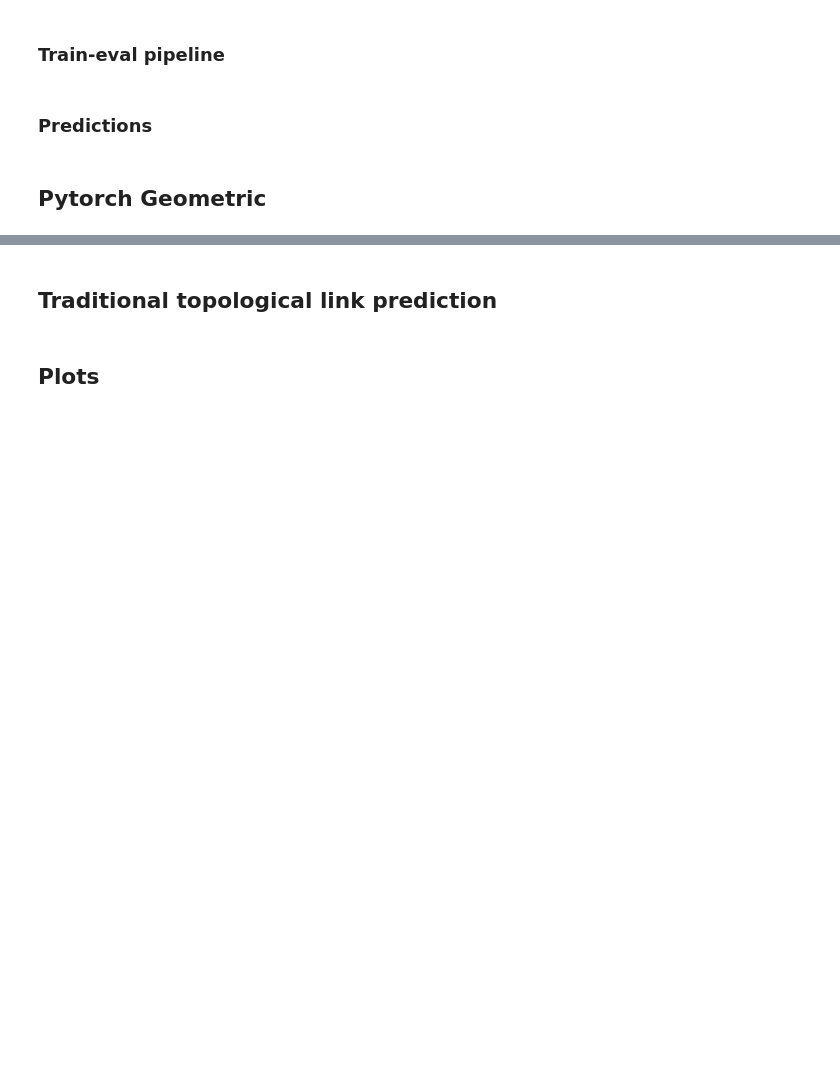
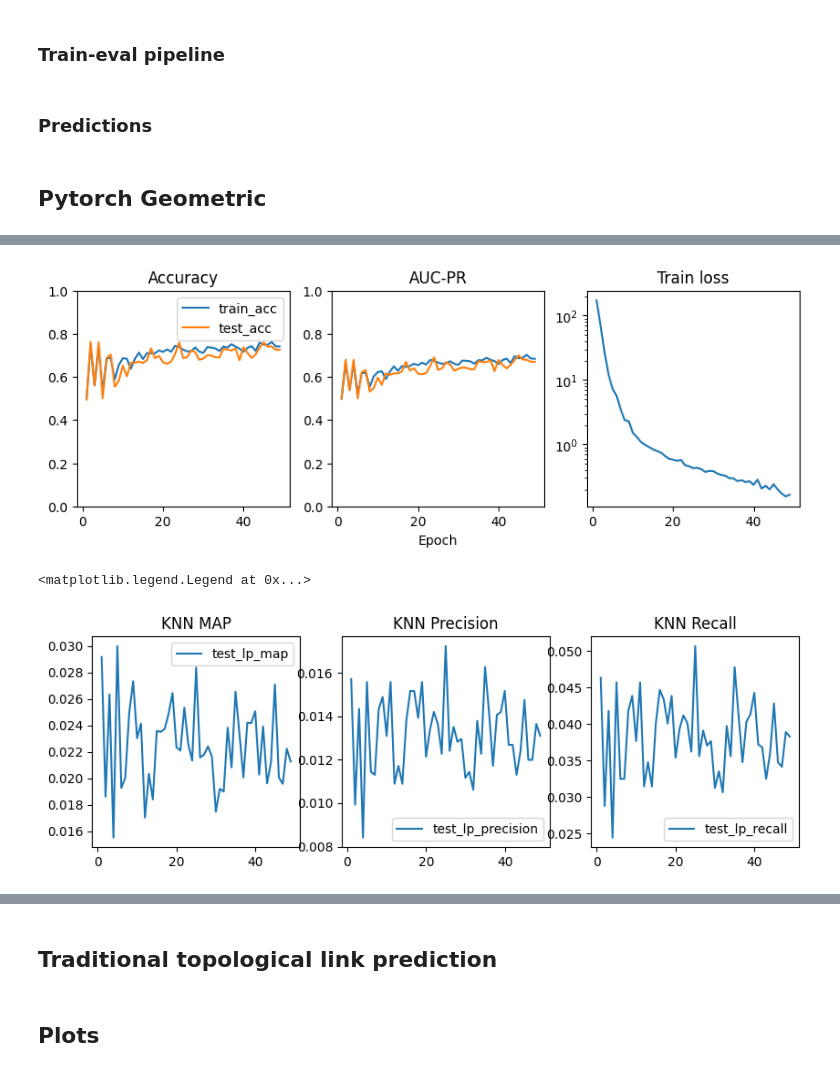
Before and after one commit to serratus-bio/pangenome, a Jupyter notebook: notebooks/taxonomy_prediction/link_prediction.ipynb, the cells around one changed output, grey strips where cells are left out. Saved outputs shown, nothing was run; the diff lists cells and outputs as text; code cells hidden in the pictures; blank space fills up the shorter version.

```diff
--- a/notebooks/taxonomy_prediction/link_prediction.ipynb
+++ b/notebooks/taxonomy_prediction/link_prediction.ipynb
@@ -1135,25 +1540,25 @@ test_loader = get_val_loader(test_data)
 # %%
 # Create model (v1)
-# https://github.com/pyg-team/pytorch_geometric/blob/main/examples/hetero/recommender_system.py#L145
+# https://github.com/pyg-team/pytorch_geometric/blob/master/examples/hetero/recommender_system.py
 
-device = torch.device('cuda' if torch.cuda.is_available() else 'cpu')
 
 class GNNEncoder(torch.nn.Module):
     def __init__(self, hidden_channels, out_channels, num_layers, dropout=0.4):
         super().__init__()
         self.dropout = dropout
+        self.conv_layer = SAGEConv # SAGEConv, GATConv, GCNConv,
 
         self.convs = torch.nn.ModuleList()
         self.batch_norms = torch.nn.ModuleList()
 
-        self.convs.append(SAGEConv((-1, -1), hidden_channels))
+        self.convs.append(self.conv_layer((-1, -1), hidden_channels))
         self.batch_norms.append(BatchNorm(hidden_channels))
 
         for _ in range(num_layers - 2):
-            self.convs.append(SAGEConv(hidden_channels, hidden_channels))
+            self.convs.append(self.conv_layer(hidden_channels, hidden_channels))
             self.batch_norms.append(BatchNorm(hidden_channels))
 
-        self.convs.append(SAGEConv(hidden_channels, out_channels))
+        self.convs.append(self.conv_layer(hidden_channels, out_channels))
 
     def forward(self, x, edge_index):
         for conv, batch_norm in zip(self.convs[:-1], self.batch_norms):
@@ -1580,32 +1928,54 @@ stats = train_and_eval_loop(model, train_loader, val_loader, test_loader)
 # %%
-# plot stats
+# plot training stats
 stats_df = pd.DataFrame(stats)
 stats_df.set_index('epoch', inplace=True)
 # stats_df = stats_df[:58]
 
 fig, axs = plt.subplots(1, 3)
 fig.set_figwidth(10)
 fig.set_figheight(3)
 
 axs[0].plot(stats_df['train_acc'], label='train_acc')
 axs[0].plot(stats_df['test_acc'], label='test_acc')
 if VAL_FRACTION > 0:
     axs[0].plot(stats_df['val_acc'], label='val_acc')
 axs[0].set_title('Accuracy')
 axs[0].set_ylim(0, 1)
 axs[0].legend()
 
 
 axs[1].plot(stats_df['train_auc_pr'], label='train_auc_pr')
 axs[1].plot(stats_df['test_auc_pr'], label='test_auc_pr')
 if VAL_FRACTION > 0:
     axs[1].plot(stats_df['val_auc_pr'], label='val_auc_pr')
 axs[1].set_ylim(0, 1)
 axs[1].set_xlabel('Epoch')
 axs[1].set_title('AUC-PR')
 
 axs[2].plot(stats_df['train_loss'], label='train_loss')
 axs[2].set_title('Train loss')
+axs[2].set_yscale('log')
 
 plt.show()
+
+# plot test_lp stats
+fig, axs = plt.subplots(1, 3)
+fig.set_figwidth(10)
+fig.set_figheight(3)
+
+axs[0].plot(stats_df['test_lp_map'], label='test_lp_map')
+axs[0].set_title('KNN MAP')
+axs[0].legend()
+
+axs[1].plot(stats_df['test_lp_precision'], label='test_lp_precision')
+axs[1].set_title('KNN Precision')
+axs[1].legend()
+
+axs[2].plot(stats_df['test_lp_recall'], label='test_lp_recall')
+axs[2].set_title('KNN Recall')
+axs[2].legend()
+# %% [output]
+[figure, added]
+<matplotlib.legend.Legend at 0x...>
+[figure, added]
 # %%
```
Also changed, not shown: parts of 38 cells of this notebook, 3 other files.
